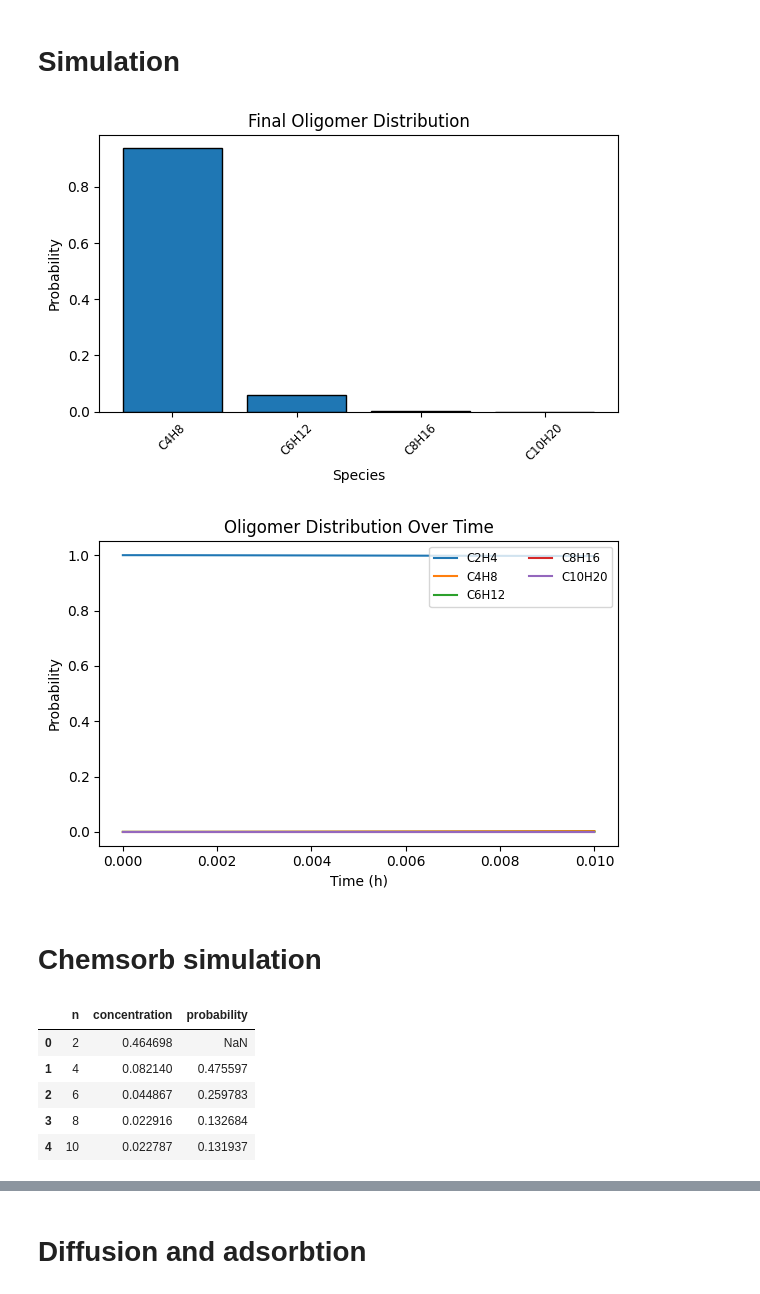
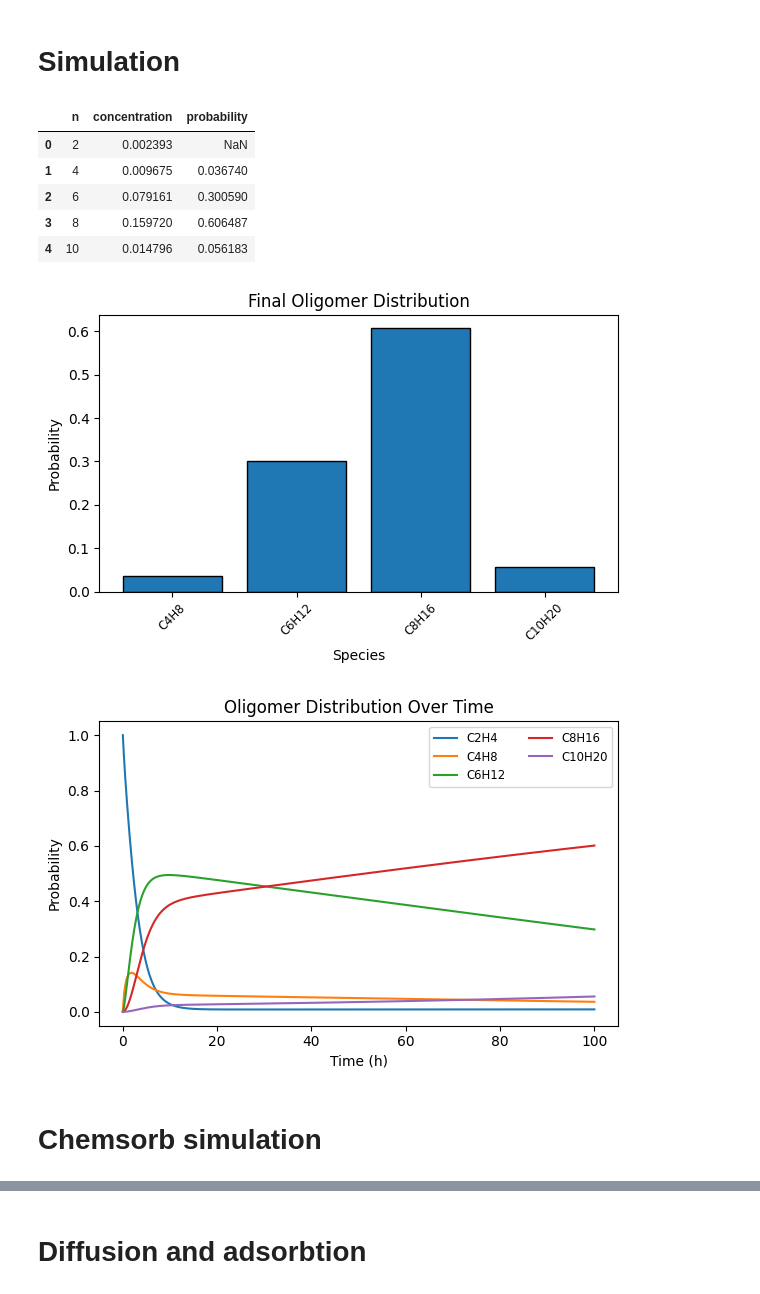
Before and after one commit to multiscale-modelling/kinetic_model, a Jupyter notebook: examples/test_soft.ipynb, the cells around one changed output, grey strips where cells are left out. Drawn from its saved outputs; the diff is of its cells as text; code cells hidden in the pictures.

```diff
--- a/examples/test_soft.ipynb
+++ b/examples/test_soft.ipynb
@@ -14,58 +14,46 @@ sim = ReactorSimulation(
     L=20,
     delta_ins=0.0,
     delta_ads=0.0,
-    time_hours=.01,
-    n_steps=100,
+    time_hours=100.0,
+    n_steps=1000,
     initial_concs={'Cat': 1e-2, 'C2': 1},
     energy_model=EnergyPlaceholder,
     diff_model_path='../data/processed/diffusion_model.pkl',
     ads_model_path='../data/processed/knn_adsorption_model.pkl'
 )
 dist, time_ts = sim.run()
 
 # %%
 # 2) Bar plot of final distribution
 labels = [f'C{n}H{2*n}' for n in dist['n']]
 plt.figure(figsize=(6,4))
 plt.bar(labels, dist['probability'], edgecolor='k')
 plt.xlabel('Species')
 plt.ylabel('Probability')
 plt.title('Final Oligomer Distribution')
 plt.xticks(rotation=45, fontsize='small')
 plt.tight_layout()
 
 # %%
 # 3) Line plot of distribution over time
 plt.figure(figsize=(6,4))
 for n in time_ts.columns:
     lbl = f'C{n}H{2*n}'
     plt.plot(time_ts.index/3600, time_ts[n], label=lbl)
 plt.xlabel('Time (h)')
 plt.ylabel('Probability')
 plt.title('Oligomer Distribution Over Time')
 plt.legend(fontsize='small', ncol=2, loc='upper right')
 plt.tight_layout()
+dist
 # %% [output]
+|  | n | concentration | probability |
+| 0 | 2 | 0.002393 | NaN |
+| 1 | 4 | 0.009675 | 0.036740 |
+| 2 | 6 | 0.079161 | 0.300590 |
+| 3 | 8 | 0.159720 | 0.606487 |
+| 4 | 10 | 0.014796 | 0.056183 |
-[figure, old version]
+[figure, new version]
-[figure, old version]
+[figure, new version]
 # %% [markdown]
 # Chemsorb simulation
-# %%
-from kinetic_model.simulation.run_reactor import ReactorSimulationChemisorption
-
-sim = ReactorSimulationChemisorption(
-    N=10, T=300, pressure=1.0, L=20,
-    delta_ins=0.0, delta_ads=0.0, delta_recomb=0.0,
-    time_hours=2.0
-)
-
-# 1) Run the solver
-distribution, time_series = sim.run()
-distribution
-# %% [output]
-|  | n | concentration | probability |
-| 0 | 2 | 0.464698 | NaN |
-| 1 | 4 | 0.082140 | 0.475597 |
-| 2 | 6 | 0.044867 | 0.259783 |
-| 3 | 8 | 0.022916 | 0.132684 |
-| 4 | 10 | 0.022787 | 0.131937 |
```
Also changed, not shown: parts of 3 cells of this notebook, 5 other files.
